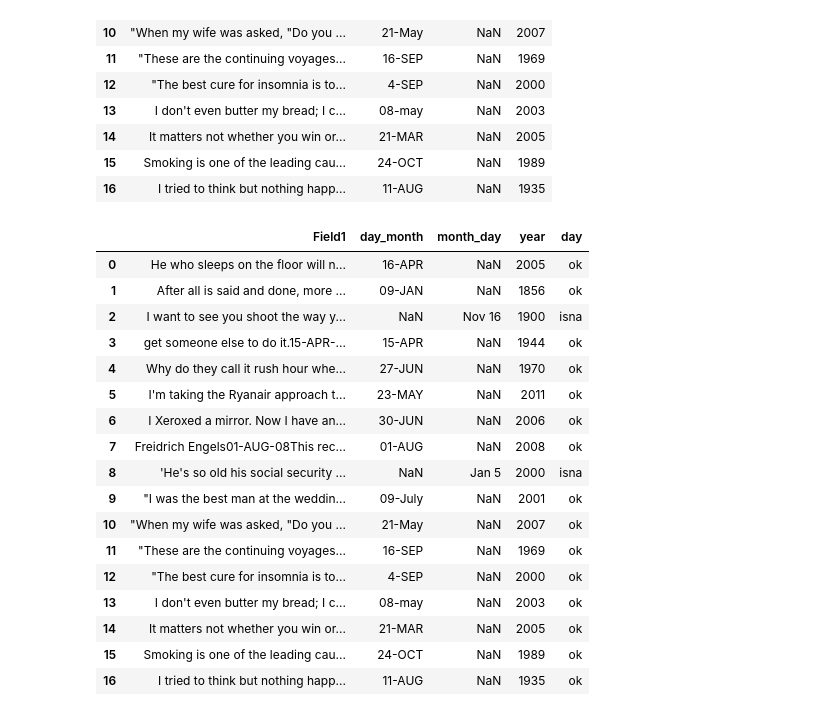
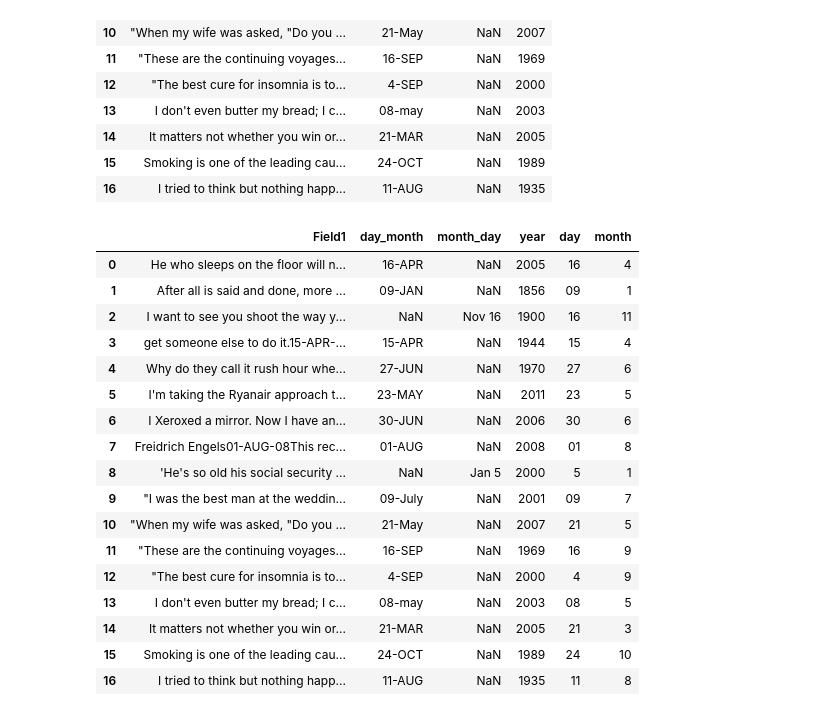
Before and after one commit to ajsultanov/alteryx-in-python, a Jupyter notebook: 4/challenge4.ipynb, the cells around one changed output. Drawn from its saved outputs; the diff is of its cells as text; code cells hidden in the pictures.

```diff
--- a/4/challenge4.ipynb
+++ b/4/challenge4.ipynb
@@ -133,30 +141,38 @@ df
 | 15 | Smoking is one of the leading cau... | 24-OCT | NaN | 1989 |
 | 16 | I tried to think but nothing happ... | 11-AUG | NaN | 1935 |
 # %%
-def get_day(country):
-    if pd.isna(country):
-        return "isna"
+def get_day(row):
+    if pd.isna(row["day_month"]):
+        return row["month_day"].split(" ")[1]
     else:
-        return "ok"
+        return row["day_month"].split("-")[0]
 
-df["day"] = df["day_month"].apply(get_prod_country_rank)
+def get_month(row):
+    if pd.isna(row["day_month"]):
+        return row["month_day"].split(" ")[0][0:3] # only first 3 characters of month name
+    else:
+        return row["day_month"].split("-")[1][0:3]
+
+df["day"] = df.apply(get_day, axis=1)
+df["month"] = df.apply(get_month, axis=1)
+df["month"] = pd.to_datetime(df.month, format='%b').dt.month # convert month to integer (requires 3-character month)
 df
 # %% [output]
-|  | Field1 | day_month | month_day | year | day |
-| 0 | He who sleeps on the floor will n... | 16-APR | NaN | 2005 | ok |
-| 1 | After all is said and done, more ... | 09-JAN | NaN | 1856 | ok |
-| 2 | I want to see you shoot the way y... | NaN | Nov 16 | 1900 | isna |
-| 3 | get someone else to do it.15-APR-... | 15-APR | NaN | 1944 | ok |
-| 4 | Why do they call it rush hour whe... | 27-JUN | NaN | 1970 | ok |
-| 5 | I'm taking the Ryanair approach t... | 23-MAY | NaN | 2011 | ok |
-| 6 | I Xeroxed a mirror. Now I have an... | 30-JUN | NaN | 2006 | ok |
-| 7 | Freidrich Engels01-AUG-08This rec... | 01-AUG | NaN | 2008 | ok |
-| 8 | 'He's so old his social security ... | NaN | Jan 5 | 2000 | isna |
-| 9 | "I was the best man at the weddin... | 09-July | NaN | 2001 | ok |
-| 10 | "When my wife was asked, "Do you ... | 21-May | NaN | 2007 | ok |
-| 11 | "These are the continuing voyages... | 16-SEP | NaN | 1969 | ok |
-| 12 | "The best cure for insomnia is to... | 4-SEP | NaN | 2000 | ok |
-| 13 | I don't even butter my bread; I c... | 08-may | NaN | 2003 | ok |
-| 14 | It matters not whether you win or... | 21-MAR | NaN | 2005 | ok |
-| 15 | Smoking is one of the leading cau... | 24-OCT | NaN | 1989 | ok |
-| 16 | I tried to think but nothing happ... | 11-AUG | NaN | 1935 | ok |
+|  | Field1 | day_month | month_day | year | day | month |
+| 0 | He who sleeps on the floor will n... | 16-APR | NaN | 2005 | 16 | 4 |
+| 1 | After all is said and done, more ... | 09-JAN | NaN | 1856 | 09 | 1 |
+| 2 | I want to see you shoot the way y... | NaN | Nov 16 | 1900 | 16 | 11 |
+| 3 | get someone else to do it.15-APR-... | 15-APR | NaN | 1944 | 15 | 4 |
+| 4 | Why do they call it rush hour whe... | 27-JUN | NaN | 1970 | 27 | 6 |
+| 5 | I'm taking the Ryanair approach t... | 23-MAY | NaN | 2011 | 23 | 5 |
+| 6 | I Xeroxed a mirror. Now I have an... | 30-JUN | NaN | 2006 | 30 | 6 |
+| 7 | Freidrich Engels01-AUG-08This rec... | 01-AUG | NaN | 2008 | 01 | 8 |
+| 8 | 'He's so old his social security ... | NaN | Jan 5 | 2000 | 5 | 1 |
+| 9 | "I was the best man at the weddin... | 09-July | NaN | 2001 | 09 | 7 |
+| 10 | "When my wife was asked, "Do you ... | 21-May | NaN | 2007 | 21 | 5 |
+| 11 | "These are the continuing voyages... | 16-SEP | NaN | 1969 | 16 | 9 |
+| 12 | "The best cure for insomnia is to... | 4-SEP | NaN | 2000 | 4 | 9 |
+| 13 | I don't even butter my bread; I c... | 08-may | NaN | 2003 | 08 | 5 |
+| 14 | It matters not whether you win or... | 21-MAR | NaN | 2005 | 21 | 3 |
+| 15 | Smoking is one of the leading cau... | 24-OCT | NaN | 1989 | 24 | 10 |
+| 16 | I tried to think but nothing happ... | 11-AUG | NaN | 1935 | 11 | 8 |
```
Also changed, not shown: parts of 7 cells of this notebook, 1 other file.
